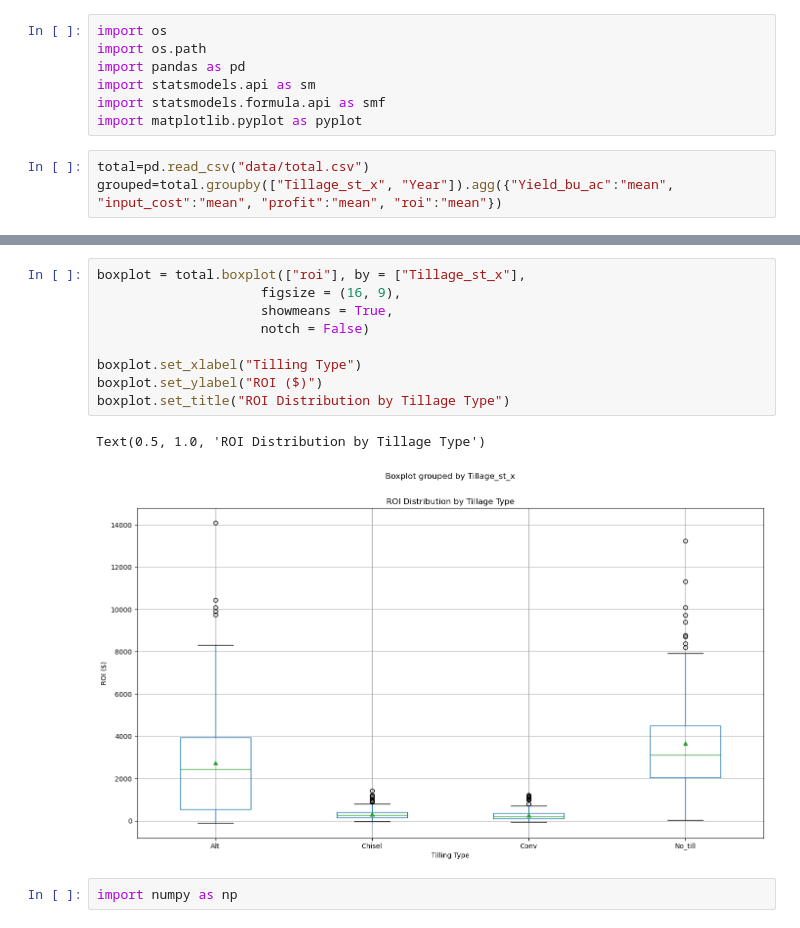
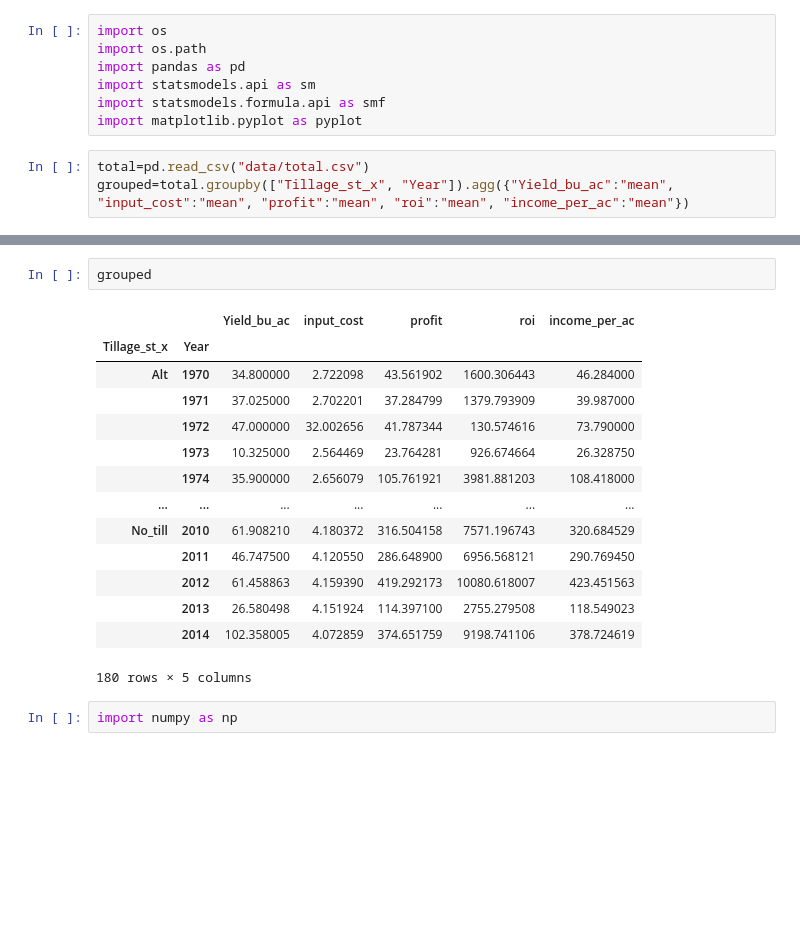
Before and after one commit to anniepfeufer/DA_401, a Jupyter notebook: analysis.ipynb, the cells around one changed output, grey strips where cells are left out. Saved outputs shown, nothing was run; the diff lists cells and outputs as text; blank space fills up the shorter version.

```diff
--- a/analysis.ipynb
+++ b/analysis.ipynb
@@ -7,4 +7,4 @@ import statsmodels.formula.api as smf
 import matplotlib.pyplot as pyplot
 # %%
 total=pd.read_csv("data/total.csv")
-grouped=total.groupby(["Tillage_st_x", "Year"]).agg({"Yield_bu_ac":"mean", "input_cost":"mean", "profit":"mean", "roi":"mean"})
+grouped=total.groupby(["Tillage_st_x", "Year"]).agg({"Yield_bu_ac":"mean", "input_cost":"mean", "profit":"mean", "roi":"mean", "income_per_ac":"mean"})
@@ -23,15 +11,20 @@ Text(0.5, 1.0, 'Profit Distribution by Tillage Type')
-# %%
-boxplot = total.boxplot(["roi"], by = ["Tillage_st_x"],
-                     figsize = (16, 9),
-                     showmeans = True,
-                     notch = False)
-
-boxplot.set_xlabel("Tilling Type")
-boxplot.set_ylabel("ROI ($)")
-boxplot.set_title("ROI Distribution by Tillage Type")
-# %% [output]
-Text(0.5, 1.0, 'ROI Distribution by Tillage Type')
-[figure, removed]
+# %%
+grouped
+# %% [output]
+|  |  | Yield_bu_ac | input_cost | profit | roi | income_per_ac |
+| Tillage_st_x | Year |  |  |  |  |  |
+| Alt | 1970 | 34.800000 | 2.722098 | 43.561902 | 1600.306443 | 46.284000 |
+|  | 1971 | 37.025000 | 2.702201 | 37.284799 | 1379.793909 | 39.987000 |
+|  | 1972 | 47.000000 | 32.002656 | 41.787344 | 130.574616 | 73.790000 |
+|  | 1973 | 10.325000 | 2.564469 | 23.764281 | 926.674664 | 26.328750 |
+|  | 1974 | 35.900000 | 2.656079 | 105.761921 | 3981.881203 | 108.418000 |
+| ... | ... | ... | ... | ... | ... | ... |
+| No_till | 2010 | 61.908210 | 4.180372 | 316.504158 | 7571.196743 | 320.684529 |
+|  | 2011 | 46.747500 | 4.120550 | 286.648900 | 6956.568121 | 290.769450 |
+|  | 2012 | 61.458863 | 4.159390 | 419.292173 | 10080.618007 | 423.451563 |
+|  | 2013 | 26.580498 | 4.151924 | 114.397100 | 2755.279508 | 118.549023 |
+|  | 2014 | 102.358005 | 4.072859 | 374.651759 | 9198.741106 | 378.724619 |
+180 rows × 5 columns
 # %%
 import numpy as np
 # %%
```
Also changed, not shown: parts of 18 cells of this notebook.
